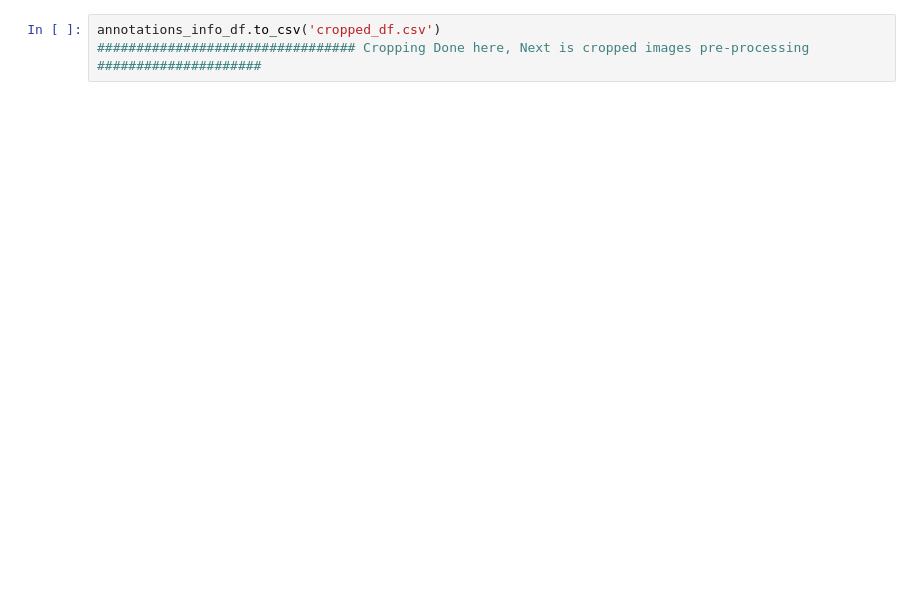
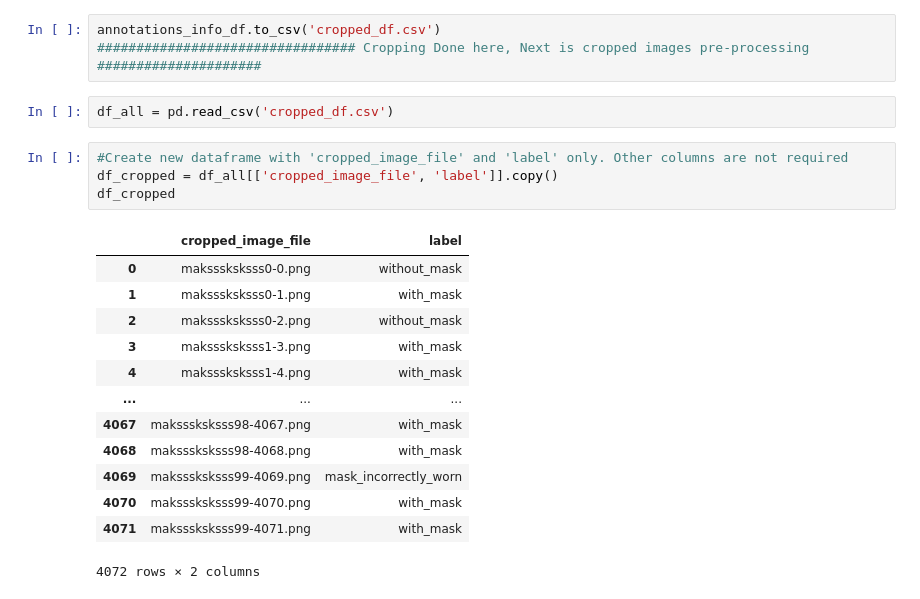
Before and after one commit to ddeluca98/face-mask-detection, a Jupyter notebook: Data_Preprocess.ipynb, the cells around one changed output. Drawn from its saved outputs; the diff is of its cells as text; blank space fills up the shorter version.

```diff
--- a/Data_Preprocess.ipynb
+++ b/Data_Preprocess.ipynb
@@ -177,3 +214,23 @@ TypeError: 'NoneType' object is not subscriptable
 # %%
 annotations_info_df.to_csv('cropped_df.csv')
 ################################# Cropping Done here, Next is cropped images pre-processing #####################
+# %%
+df_all = pd.read_csv('cropped_df.csv')
+# %%
+#Create new dataframe with 'cropped_image_file' and 'label' only. Other columns are not required
+df_cropped = df_all[['cropped_image_file', 'label']].copy()
+df_cropped
+# %% [output]
+|  | cropped_image_file | label |
+| 0 | maksssksksss0-0.png | without_mask |
+| 1 | maksssksksss0-1.png | with_mask |
+| 2 | maksssksksss0-2.png | without_mask |
+| 3 | maksssksksss1-3.png | with_mask |
+| 4 | maksssksksss1-4.png | with_mask |
+| ... | ... | ... |
+| 4067 | maksssksksss98-4067.png | with_mask |
+| 4068 | maksssksksss98-4068.png | with_mask |
+| 4069 | maksssksksss99-4069.png | mask_incorrectly_worn |
+| 4070 | maksssksksss99-4070.png | with_mask |
+| 4071 | maksssksksss99-4071.png | with_mask |
+4072 rows × 2 columns
```
Also changed, not shown: parts of 13 cells of this notebook, 1 other file.
